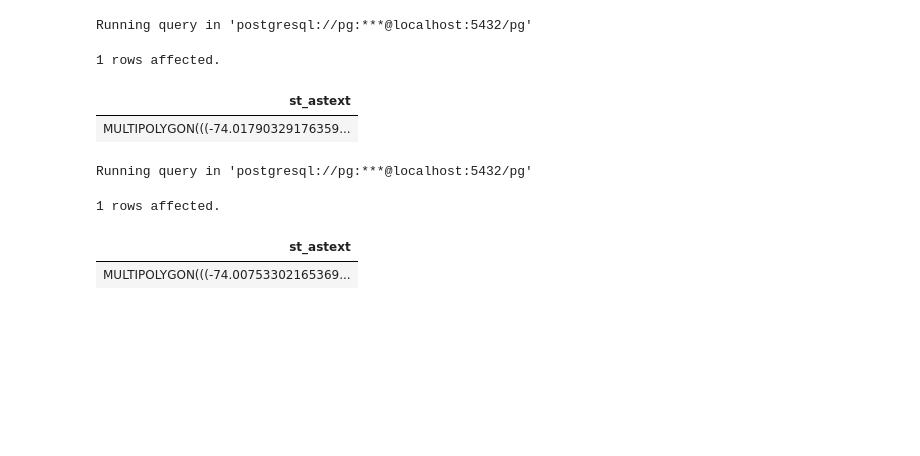
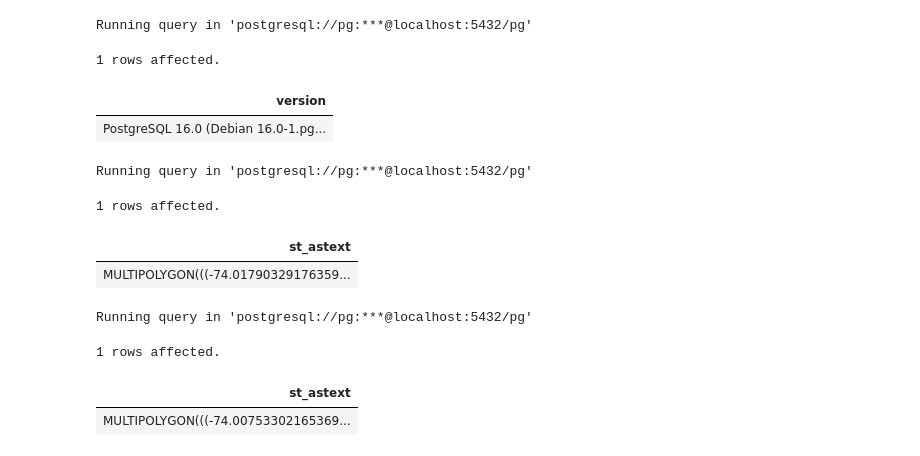
Before and after one commit to SPTKL/experiment-pluto-in-duckdb, a Jupyter notebook: pg.ipynb, the cells around one changed output. Saved outputs shown, nothing was run; the diff lists cells and outputs as text; code cells hidden in the pictures; blank space fills up the shorter version.

```diff
--- a/pg.ipynb
+++ b/pg.ipynb
@@ -10,3 +18,11 @@ Connecting and switching to connection 'postgresql://pg:***@localhost:5432/pg'
+# %%
+%%sql
+SELECT Version();
+# %% [output]
+Running query in 'postgresql://pg:***@localhost:5432/pg'
+1 rows affected.
+| version |
+| PostgreSQL 16.0 (Debian 16.0-1.pg... |
 # %%
 %%sql
 SELECT ST_AsText(ST_Transform(geom, 4326)) FROM pluto limit 1;
```
Also changed, not shown: parts of 6 cells of this notebook, 2 other files.
